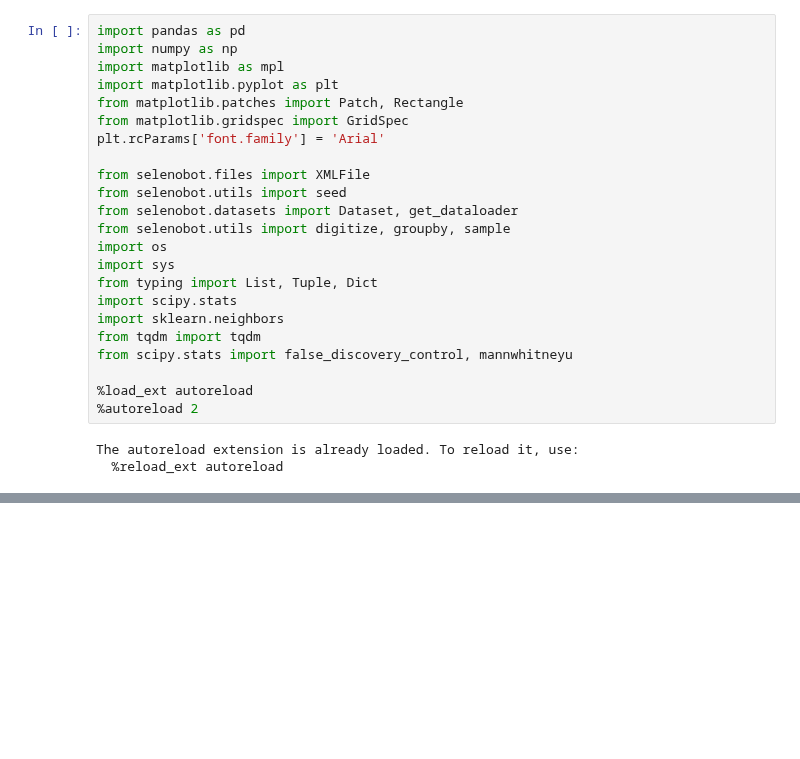
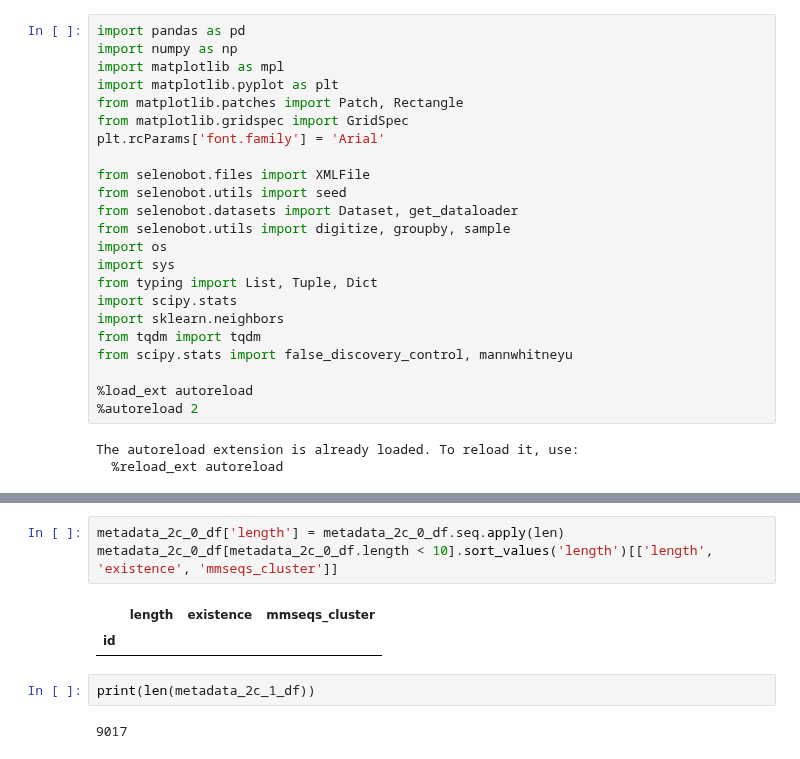
Before and after one commit to pipparichter/selenobot, a Jupyter notebook: notebooks/datasets.ipynb, the cells around one changed output, grey strips where cells are left out. Drawn from its saved outputs; the diff is of its cells as text; blank space fills up the shorter version.

```diff
--- a/notebooks/datasets.ipynb
+++ b/notebooks/datasets.ipynb
@@ -95,0 +108,10 @@ plt.show()
+# %%
+metadata_2c_0_df['length'] = metadata_2c_0_df.seq.apply(len)
+metadata_2c_0_df[metadata_2c_0_df.length < 10].sort_values('length')[['length', 'existence', 'mmseqs_cluster']]
+# %% [output]
+|  | length | existence | mmseqs_cluster |
+| id |  |  |  |
+# %%
+print(len(metadata_2c_1_df))
+# %% [output]
+9017
```
Also changed, not shown: parts of 4 cells of this notebook, 6 other files.
